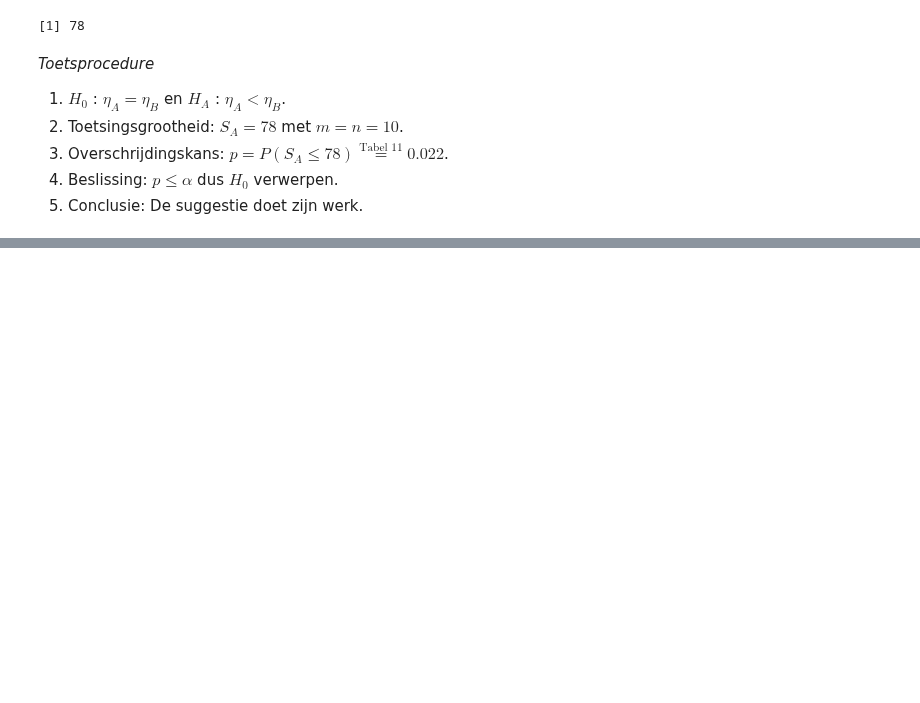
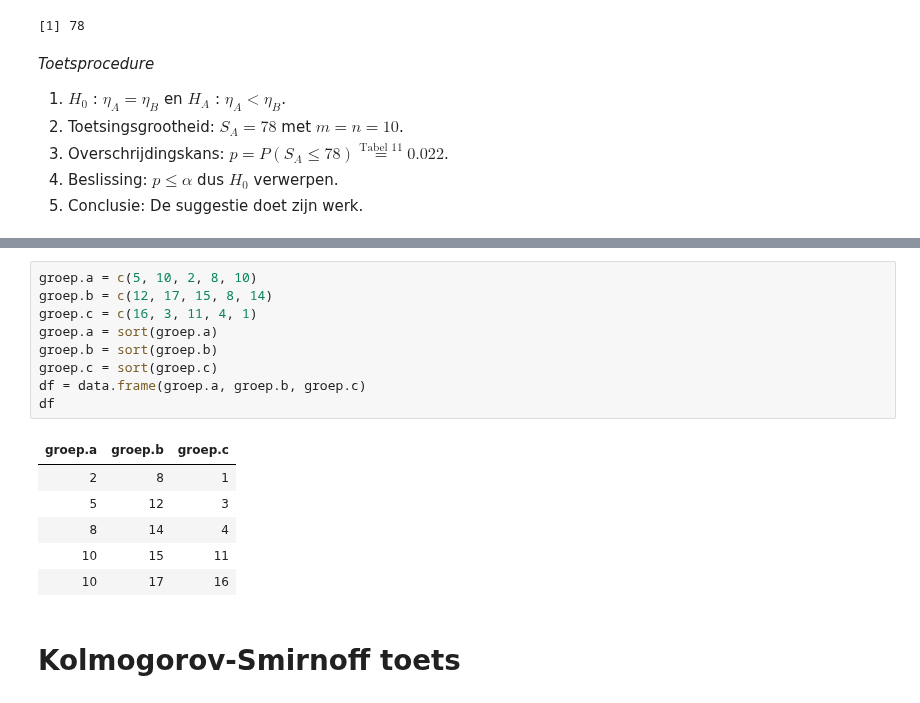
Before and after one commit to darkeclipz/jupyter-notebooks, a Jupyter notebook: Applied Math/Y2S3/Statistiek en onderzoek.ipynb, the cells around one changed output, grey strips where cells are left out. Saved outputs shown, nothing was run; the diff lists cells and outputs as text; blank space fills up the shorter version.

```diff
--- a/Applied Math/Y2S3/Statistiek en onderzoek.ipynb
+++ b/Applied Math/Y2S3/Statistiek en onderzoek.ipynb
@@ -782,0 +805,18 @@ _Toetsprocedure_
+# %%
+groep.a = c(5, 10, 2, 8, 10)
+groep.b = c(12, 17, 15, 8, 14)
+groep.c = c(16, 3, 11, 4, 1)
+groep.a = sort(groep.a)
+groep.b = sort(groep.b)
+groep.c = sort(groep.c)
+df = data.frame(groep.a, groep.b, groep.c)
+df
+# %% [output]
+| groep.a | groep.b | groep.c |
+| 2 | 8 | 1 |
+| 5 | 12 | 3 |
+| 8 | 14 | 4 |
+| 10 | 15 | 11 |
+| 10 | 17 | 16 |
+# %% [markdown]
+# Kolmogorov-Smirnoff toets
```
Also changed, not shown: parts of 8 cells of this notebook.
